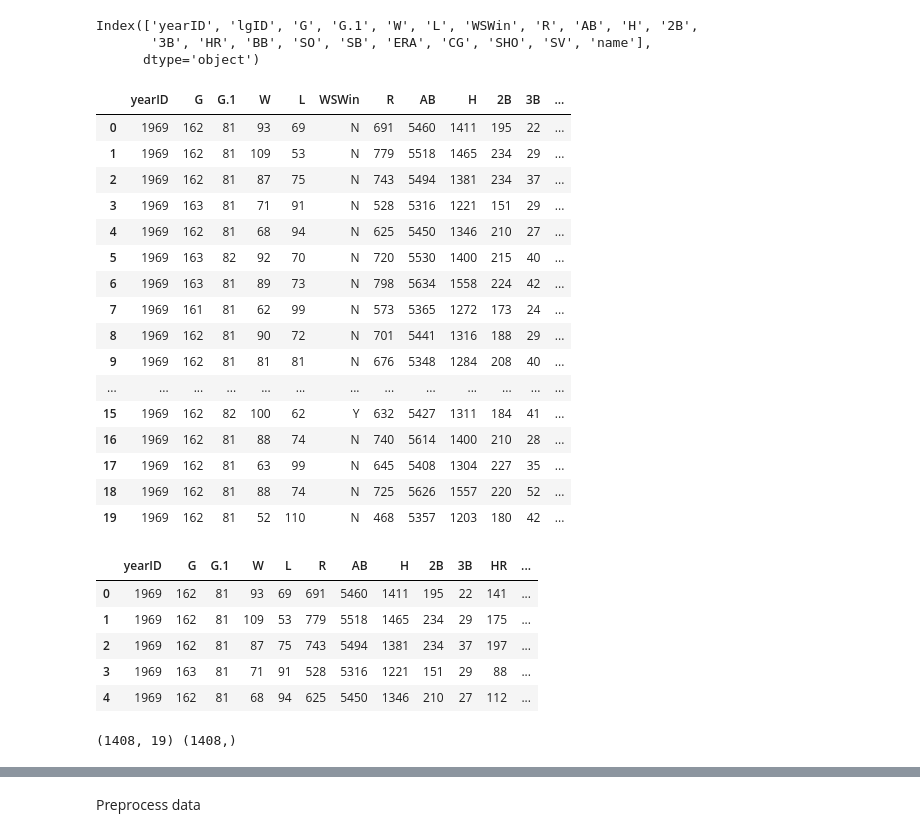
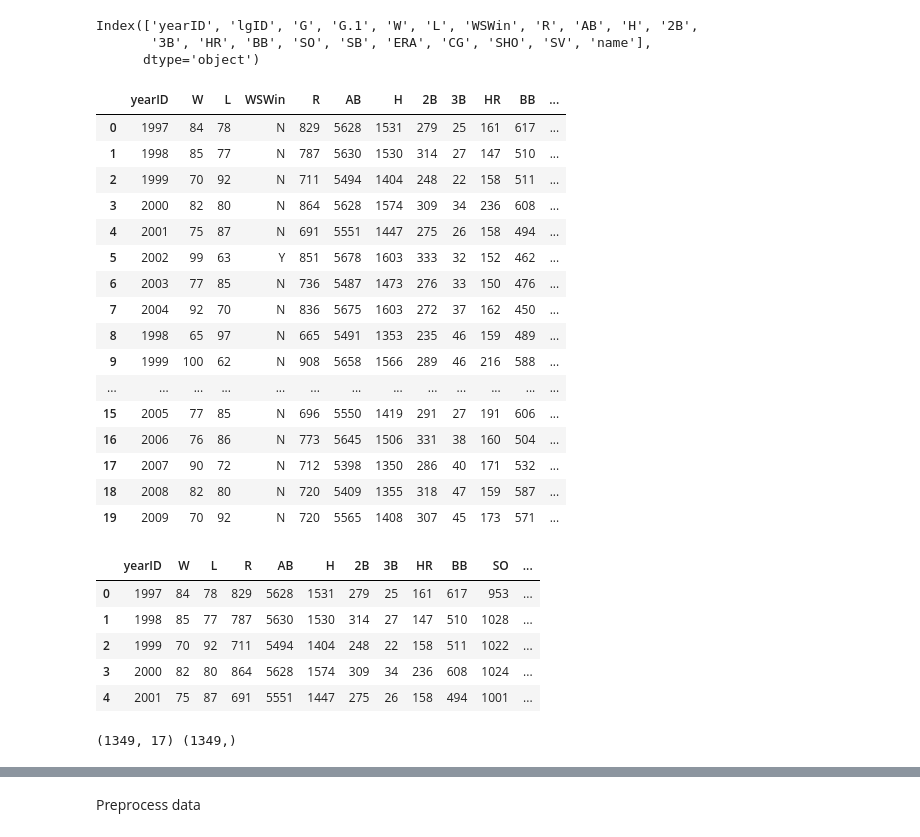
Before and after one commit to swillia75/MLB-Championship-Team, a Jupyter notebook: NN_model.ipynb, the cells around one changed output, grey strips where cells are left out. Cells and saved outputs as stored; diff of their text form; code cells hidden in the pictures.

```diff
--- a/NN_model.ipynb
+++ b/NN_model.ipynb
@@ -44,28 +44,28 @@ Index(['yearID', 'lgID', 'G', 'G.1', 'W', 'L', 'WSWin', 'R', 'AB', 'H', '2B',
 # %%
 #Select columns for dataframe
 
 
-mlb_df = mlb_teams[['yearID', 'G', 'G.1', 'W', 'L', 'WSWin', 'R', 'AB', 'H', '2B',
+mlb_df = mlb_teams[['yearID', 'W', 'L', 'WSWin', 'R', 'AB', 'H', '2B',
        '3B', 'HR', 'BB', 'SO', 'SB', 'ERA', 'CG', 'SHO', 'SV', 'name']]
 mlb_df.head(20)
 # %% [output]
-|  | yearID | G | G.1 | W | L | WSWin | R | AB | H | 2B | 3B | ... |
-| 0 | 1969 | 162 | 81 | 93 | 69 | N | 691 | 5460 | 1411 | 195 | 22 | ... |
-| 1 | 1969 | 162 | 81 | 109 | 53 | N | 779 | 5518 | 1465 | 234 | 29 | ... |
-| 2 | 1969 | 162 | 81 | 87 | 75 | N | 743 | 5494 | 1381 | 234 | 37 | ... |
-| 3 | 1969 | 163 | 81 | 71 | 91 | N | 528 | 5316 | 1221 | 151 | 29 | ... |
-| 4 | 1969 | 162 | 81 | 68 | 94 | N | 625 | 5450 | 1346 | 210 | 27 | ... |
-| 5 | 1969 | 163 | 82 | 92 | 70 | N | 720 | 5530 | 1400 | 215 | 40 | ... |
-| 6 | 1969 | 163 | 81 | 89 | 73 | N | 798 | 5634 | 1558 | 224 | 42 | ... |
-| 7 | 1969 | 161 | 81 | 62 | 99 | N | 573 | 5365 | 1272 | 173 | 24 | ... |
-| 8 | 1969 | 162 | 81 | 90 | 72 | N | 701 | 5441 | 1316 | 188 | 29 | ... |
-| 9 | 1969 | 162 | 81 | 81 | 81 | N | 676 | 5348 | 1284 | 208 | 40 | ... |
+|  | yearID | W | L | WSWin | R | AB | H | 2B | 3B | HR | BB | ... |
+| 0 | 1997 | 84 | 78 | N | 829 | 5628 | 1531 | 279 | 25 | 161 | 617 | ... |
+| 1 | 1998 | 85 | 77 | N | 787 | 5630 | 1530 | 314 | 27 | 147 | 510 | ... |
+| 2 | 1999 | 70 | 92 | N | 711 | 5494 | 1404 | 248 | 22 | 158 | 511 | ... |
+| 3 | 2000 | 82 | 80 | N | 864 | 5628 | 1574 | 309 | 34 | 236 | 608 | ... |
+| 4 | 2001 | 75 | 87 | N | 691 | 5551 | 1447 | 275 | 26 | 158 | 494 | ... |
+| 5 | 2002 | 99 | 63 | Y | 851 | 5678 | 1603 | 333 | 32 | 152 | 462 | ... |
+| 6 | 2003 | 77 | 85 | N | 736 | 5487 | 1473 | 276 | 33 | 150 | 476 | ... |
+| 7 | 2004 | 92 | 70 | N | 836 | 5675 | 1603 | 272 | 37 | 162 | 450 | ... |
+| 8 | 1998 | 65 | 97 | N | 665 | 5491 | 1353 | 235 | 46 | 159 | 489 | ... |
+| 9 | 1999 | 100 | 62 | N | 908 | 5658 | 1566 | 289 | 46 | 216 | 588 | ... |
 | ... | ... | ... | ... | ... | ... | ... | ... | ... | ... | ... | ... | ... |
-| 15 | 1969 | 162 | 82 | 100 | 62 | Y | 632 | 5427 | 1311 | 184 | 41 | ... |
-| 16 | 1969 | 162 | 81 | 88 | 74 | N | 740 | 5614 | 1400 | 210 | 28 | ... |
-| 17 | 1969 | 162 | 81 | 63 | 99 | N | 645 | 5408 | 1304 | 227 | 35 | ... |
-| 18 | 1969 | 162 | 81 | 88 | 74 | N | 725 | 5626 | 1557 | 220 | 52 | ... |
-| 19 | 1969 | 162 | 81 | 52 | 110 | N | 468 | 5357 | 1203 | 180 | 42 | ... |
+| 15 | 2005 | 77 | 85 | N | 696 | 5550 | 1419 | 291 | 27 | 191 | 606 | ... |
+| 16 | 2006 | 76 | 86 | N | 773 | 5645 | 1506 | 331 | 38 | 160 | 504 | ... |
+| 17 | 2007 | 90 | 72 | N | 712 | 5398 | 1350 | 286 | 40 | 171 | 532 | ... |
+| 18 | 2008 | 82 | 80 | N | 720 | 5409 | 1355 | 318 | 47 | 159 | 587 | ... |
+| 19 | 2009 | 70 | 92 | N | 720 | 5565 | 1408 | 307 | 45 | 173 | 571 | ... |
 # %%
 #Use getdummies to convert strings
 
@@ -75,12 +75,12 @@ data_bin = data_bin.drop(columns=['WSWin_N'])
 
 data_bin.head()
 # %% [output]
-|  | yearID | G | G.1 | W | L | R | AB | H | 2B | 3B | HR | ... |
-| 0 | 1969 | 162 | 81 | 93 | 69 | 691 | 5460 | 1411 | 195 | 22 | 141 | ... |
-| 1 | 1969 | 162 | 81 | 109 | 53 | 779 | 5518 | 1465 | 234 | 29 | 175 | ... |
-| 2 | 1969 | 162 | 81 | 87 | 75 | 743 | 5494 | 1381 | 234 | 37 | 197 | ... |
-| 3 | 1969 | 163 | 81 | 71 | 91 | 528 | 5316 | 1221 | 151 | 29 | 88 | ... |
-| 4 | 1969 | 162 | 81 | 68 | 94 | 625 | 5450 | 1346 | 210 | 27 | 112 | ... |
+|  | yearID | W | L | R | AB | H | 2B | 3B | HR | BB | SO | ... |
+| 0 | 1997 | 84 | 78 | 829 | 5628 | 1531 | 279 | 25 | 161 | 617 | 953 | ... |
+| 1 | 1998 | 85 | 77 | 787 | 5630 | 1530 | 314 | 27 | 147 | 510 | 1028 | ... |
+| 2 | 1999 | 70 | 92 | 711 | 5494 | 1404 | 248 | 22 | 158 | 511 | 1022 | ... |
+| 3 | 2000 | 82 | 80 | 864 | 5628 | 1574 | 309 | 34 | 236 | 608 | 1024 | ... |
+| 4 | 2001 | 75 | 87 | 691 | 5551 | 1447 | 275 | 26 | 158 | 494 | 1001 | ... |
 # %%
 #Set X(data) and y(team)variables
 
@@ -88,7 +88,7 @@ data = data_bin.drop("name", axis=1)
 outcome = data_bin["name"]
 print(data.shape, outcome.shape)
 # %% [output]
-(1408, 19) (1408,)
+(1349, 17) (1349,)
 # %%
 data_bin.count()
 # %% [output]
```
Also changed, not shown: parts of 16 cells of this notebook, 9 other files.
